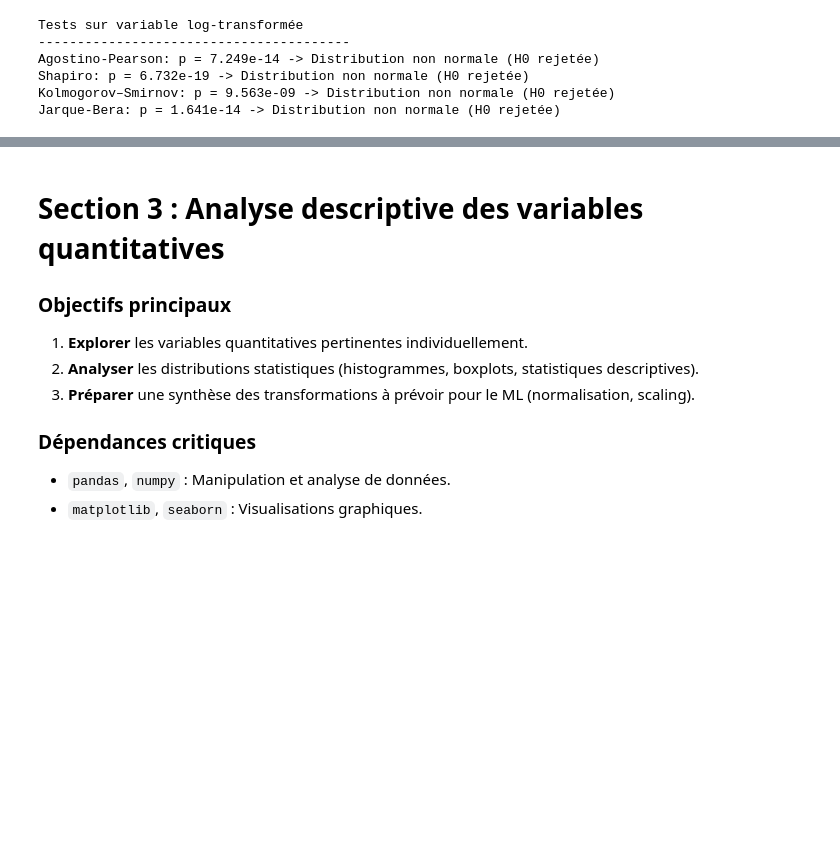
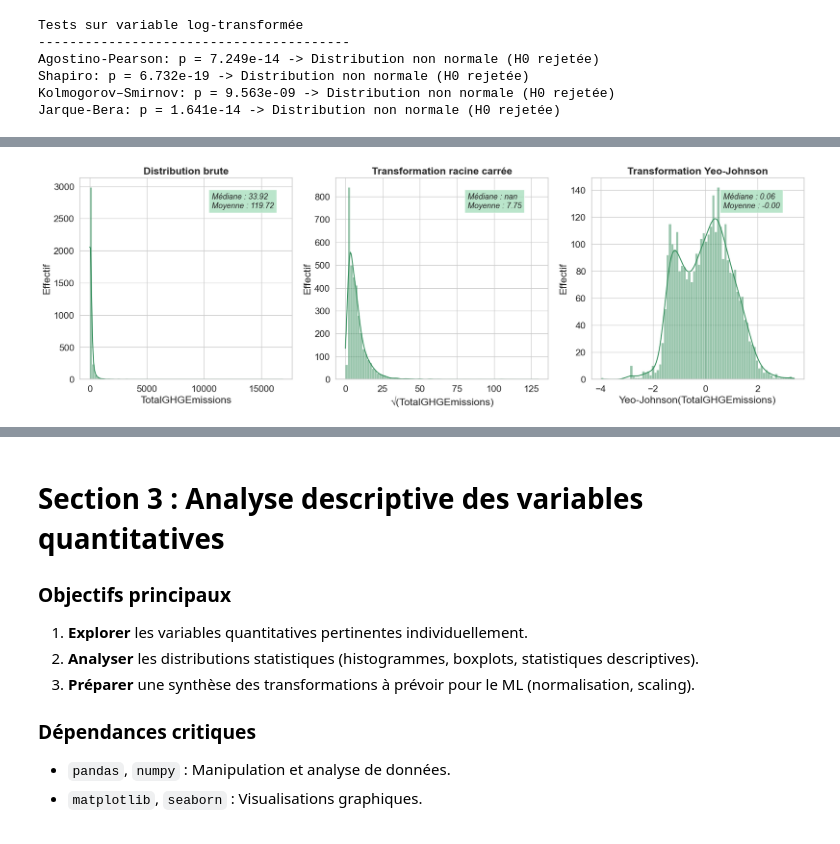
Before and after one commit to Ben10-som/ML-prediction-CO2, a Jupyter notebook: notebooks/02_Analyse_univariee.ipynb, the cells around one changed output, grey strips where cells are left out. Drawn from its saved outputs; the diff is of its cells as text; code cells hidden in the pictures; blank space fills up the shorter version.

```diff
--- a/notebooks/02_Analyse_univariee.ipynb
+++ b/notebooks/02_Analyse_univariee.ipynb
@@ -564,0 +569,98 @@ Jarque-Bera: p = 1.641e-14 -> Distribution non normale (H0 rejetée)
+# %%
+from sklearn.preprocessing import PowerTransformer
+
+#  Couleurs
+main_color = "#2E8B57"   # SeaGreen
+box_color  = "#A9DFBF"   # Light green
+
+#  Style seaborn
+sns.set(
+    style="whitegrid",
+    rc={"figure.figsize": (18, 6)},
+    font_scale=1.4
+)
+
+# Variable cible
+target = df_raw["TotalGHGEmissions"].dropna()
+
+# Transformations
+sqrt_target = np.sqrt(target)
+
+pt = PowerTransformer(method="yeo-johnson")
+yj_target = pt.fit_transform(target.values.reshape(-1, 1)).flatten()
+
+#  Figure
+fig, axes = plt.subplots(1, 3, sharey=False)
+
+#  Distribution brute
+ax1 = sns.histplot(
+    target,
+    bins=80,
+    kde=True,
+    color=main_color,
+    ax=axes[0]
+)
+
+ax1.text(
+    0.62, 0.85,
+    f"Médiane : {target.median():.2f}\nMoyenne : {target.mean():.2f}",
+    transform=ax1.transAxes,
+    fontsize=13,
+    style="italic",
+    bbox=dict(facecolor=box_color, alpha=0.8, pad=5)
+)
+
+ax1.set_title("Distribution brute", fontweight="bold")
+ax1.set_xlabel("TotalGHGEmissions")
+ax1.set_ylabel("Effectif")
+
+
+#  Transformation racine carrée
+ax2 = sns.histplot(
+    sqrt_target,
+    bins=80,
+    kde=True,
+    color=main_color,
+    ax=axes[1]
+)
+
+ax2.text(
+    0.62, 0.85,
+    f"Médiane : {np.median(sqrt_target):.2f}\nMoyenne : {np.mean(sqrt_target):.2f}",
+    transform=ax2.transAxes,
+    fontsize=13,
+    style="italic",
+    bbox=dict(facecolor=box_color, alpha=0.8, pad=5)
+)
+
+ax2.set_title("Transformation racine carrée", fontweight="bold")
+ax2.set_xlabel("√(TotalGHGEmissions)")
+ax2.set_ylabel("Effectif")
+
+
+#  Transformation Yeo-Johnson (fonctionne avec valeurs négatives)
+ax3 = sns.histplot(
+    yj_target,
+    bins=80,
+    kde=True,
+    color=main_color,
+    ax=axes[2]
+)
+
+ax3.text(
+    0.62, 0.85,
+    f"Médiane : {np.median(yj_target):.2f}\nMoyenne : {np.mean(yj_target):.2f}",
+    transform=ax3.transAxes,
+    fontsize=13,
+    style="italic",
+    bbox=dict(facecolor=box_color, alpha=0.8, pad=5)
+)
+
+ax3.set_title("Transformation Yeo-Johnson", fontweight="bold")
+ax3.set_xlabel("Yeo-Johnson(TotalGHGEmissions)")
+ax3.set_ylabel("Effectif")
+
+plt.tight_layout()
+plt.show()
+# %% [output]
+[figure, added]
```
Also changed, not shown: parts of 30 cells of this notebook.
